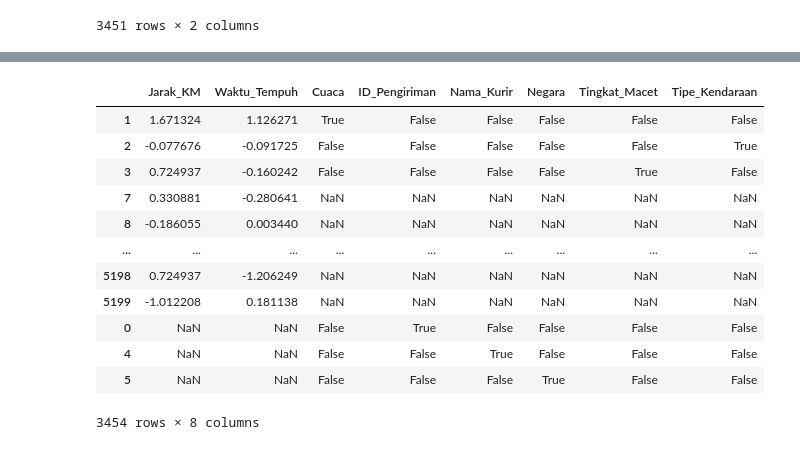
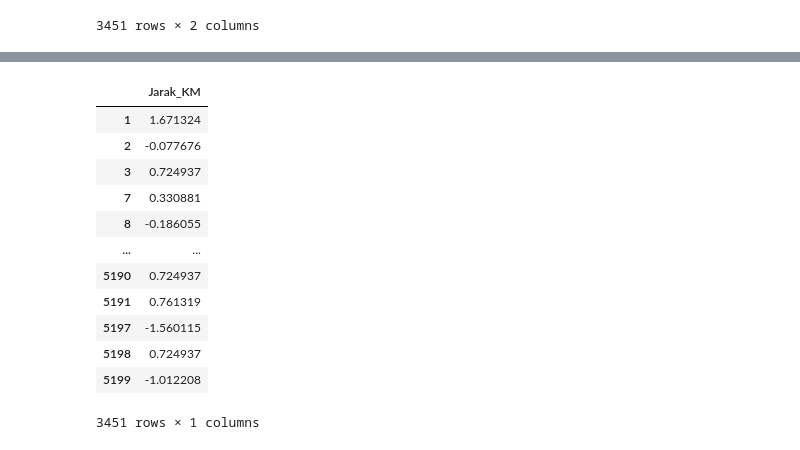
Before and after one commit to rezzz59/STUPEN, a Jupyter notebook: Regresi/studi_kasus_mandiri.ipynb, the cells around one changed output, grey strips where cells are left out. Drawn from its saved outputs; the diff is of its cells as text; code cells hidden in the pictures.

```diff
--- a/Regresi/studi_kasus_mandiri.ipynb
+++ b/Regresi/studi_kasus_mandiri.ipynb
@@ -276,3 +276,6 @@ df_numeric
 | 5198 | 53.018236 | 66.415016 |
 | 5199 | 20.206805 | 124.848763 |
 3451 rows × 2 columns
+# %%
+df_numeric_feature = df_numeric.drop(columns='Waktu_Tempuh')
+df_numeric_feature
@@ -284,22 +325,22 @@ Index(['Cuaca', 'Nama_Kurir', 'Negara', 'Tingkat_Macet', 'Tipe_Kendaraan'], dtyp
 # %%
 from sklearn.preprocessing import StandardScaler
 
 scaler = StandardScaler()
 
-df[numeric] = scaler.fit_transform(df[numeric])
-df
+df_numeric_feature['Jarak_KM'] = scaler.fit_transform(df_numeric_feature[['Jarak_KM']])
+df_numeric_feature
 # %% [output]
-|  | Jarak_KM | Waktu_Tempuh | Cuaca | ID_Pengiriman | Nama_Kurir | Negara | Tingkat_Macet | Tipe_Kendaraan |
-| 1 | 1.671324 | 1.126271 | True | False | False | False | False | False |
-| 2 | -0.077676 | -0.091725 | False | False | False | False | False | True |
-| 3 | 0.724937 | -0.160242 | False | False | False | False | True | False |
-| 7 | 0.330881 | -0.280641 | NaN | NaN | NaN | NaN | NaN | NaN |
-| 8 | -0.186055 | 0.003440 | NaN | NaN | NaN | NaN | NaN | NaN |
-| ... | ... | ... | ... | ... | ... | ... | ... | ... |
-| 5198 | 0.724937 | -1.206249 | NaN | NaN | NaN | NaN | NaN | NaN |
-| 5199 | -1.012208 | 0.181138 | NaN | NaN | NaN | NaN | NaN | NaN |
-| 0 | NaN | NaN | False | True | False | False | False | False |
-| 4 | NaN | NaN | False | False | True | False | False | False |
-| 5 | NaN | NaN | False | False | False | True | False | False |
+|  | Jarak_KM |
+| 1 | 1.671324 |
+| 2 | -0.077676 |
+| 3 | 0.724937 |
+| 7 | 0.330881 |
+| 8 | -0.186055 |
+| ... | ... |
+| 5190 | 0.724937 |
+| 5191 | 0.761319 |
+| 5197 | -1.560115 |
+| 5198 | 0.724937 |
+| 5199 | -1.012208 |
-3454 rows × 8 columns
+3451 rows × 1 columns
 # %%
```
Also changed, not shown: parts of 13 cells of this notebook.
